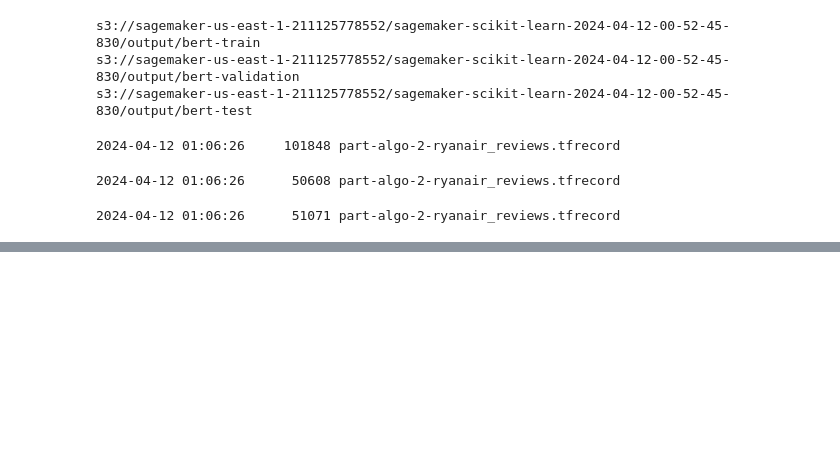
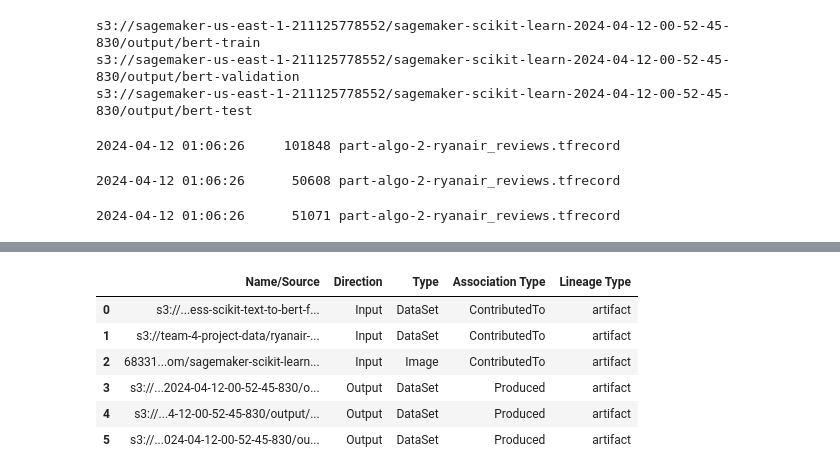
Before and after one commit to UVA-MLSys/Big-Data-Systems, a Jupyter notebook: Team 4/03_Prepare_Dataset.ipynb, the cells around one changed output, grey strips where cells are left out. Saved outputs shown, nothing was run; the diff lists cells and outputs as text; code cells hidden in the pictures; blank space fills up the shorter version.

```diff
--- a/Team 4/03_Prepare_Dataset.ipynb
+++ b/Team 4/03_Prepare_Dataset.ipynb
@@ -336,3 +336,17 @@ s3://sagemaker-us-east-1-211125778552/sagemaker-scikit-learn-2024-04-12-00-52-45
 !aws s3 ls $processed_test_data_s3_uri/
 # %% [output]
 2024-04-12 01:06:26      51071 part-algo-2-ryanair_reviews.tfrecord
+# %%
+from sagemaker.analytics import ExperimentAnalytics
+
+import pandas as pd
+
+pd.set_option("max_colwidth", 500)
+# pd.set_option("max_rows", 100)
+
+experiment_analytics = ExperimentAnalytics(
+    sagemaker_session=sess, experiment_name=experiment_name, sort_by="CreationTime", sort_order="Descending"
+)
+
+experiment_analytics_df = experiment_analytics.dataframe()
+experiment_analytics_df
@@ -338,0 +382,14 @@ s3://sagemaker-us-east-1-211125778552/sagemaker-scikit-learn-2024-04-12-00-52-45
+# %%
+from sagemaker.lineage.visualizer import LineageTableVisualizer
+
+lineage_table_viz = LineageTableVisualizer(sess)
+lineage_table_viz_df = lineage_table_viz.show(processing_job_name=scikit_processing_job_name)
+lineage_table_viz_df
+# %% [output]
+|  | Name/Source | Direction | Type | Association Type | Lineage Type |
+| 0 | s3://...ess-scikit-text-to-bert-f... | Input | DataSet | ContributedTo | artifact |
+| 1 | s3://team-4-project-data/ryanair-... | Input | DataSet | ContributedTo | artifact |
+| 2 | 68331...om/sagemaker-scikit-learn... | Input | Image | ContributedTo | artifact |
+| 3 | s3://...2024-04-12-00-52-45-830/o... | Output | DataSet | Produced | artifact |
+| 4 | s3://...4-12-00-52-45-830/output/... | Output | DataSet | Produced | artifact |
+| 5 | s3://...024-04-12-00-52-45-830/ou... | Output | DataSet | Produced | artifact |
```
Also changed, not shown: parts of 3 cells of this notebook.
